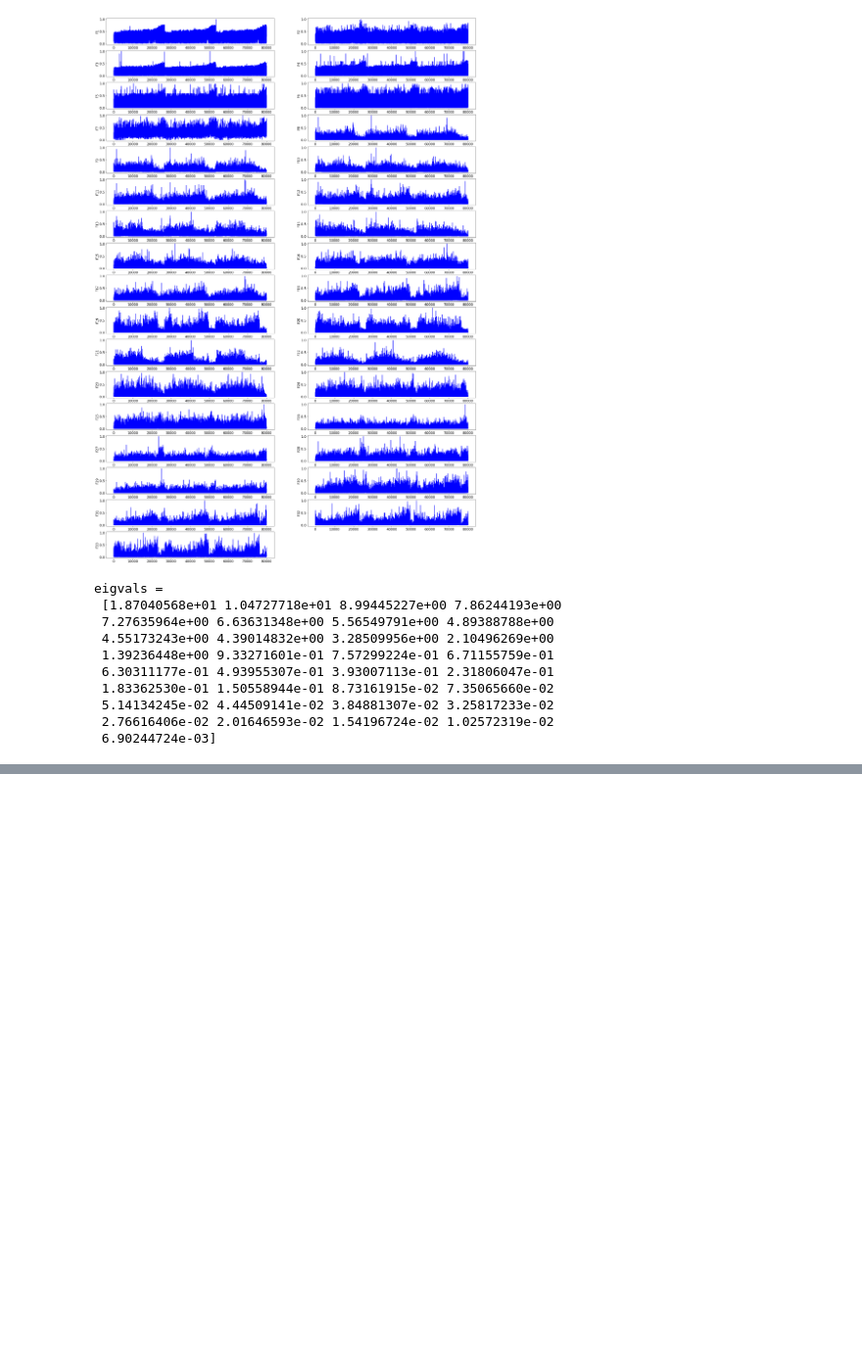
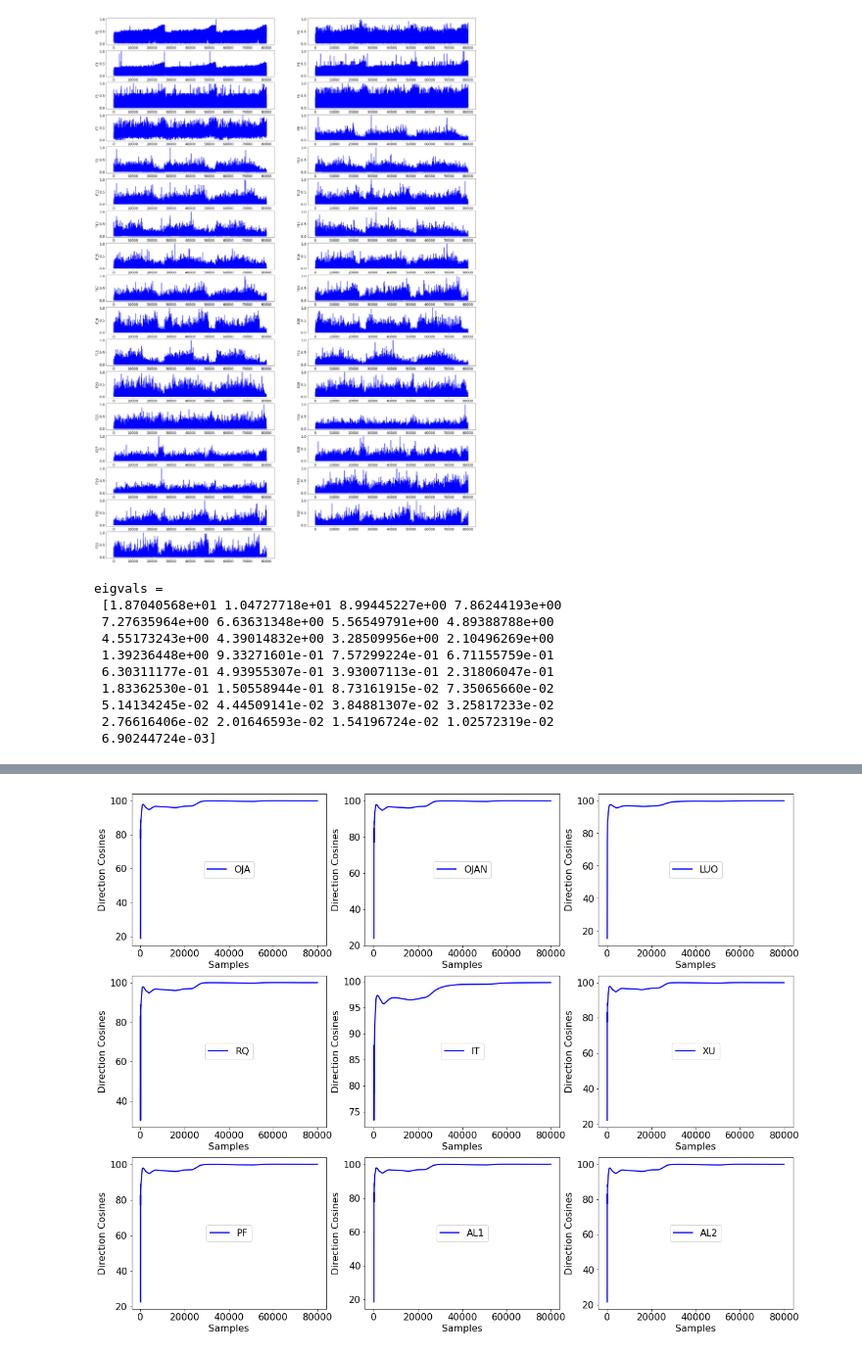
Before and after one commit to cchatterj0/AdaptiveMLAlgorithms, a Jupyter notebook: Chapter4-1stEVD/EVD1_RealData.ipynb, the cells around one changed output, grey strips where cells are left out. Shown: that part at 98% size. Drawn from its saved outputs; the diff is of its cells as text; code cells hidden in the pictures; blank space fills up the shorter version.

```diff
--- a/Chapter4-1stEVD/EVD1_RealData.ipynb
+++ b/Chapter4-1stEVD/EVD1_RealData.ipynb
@@ -210,0 +158,67 @@ plt.show()
+# %%
+plt.figure(figsize=(20, 16))
+plt.rcParams.update({'font.size': 16})
+
+plt.subplot(3, 3, 1)
+plt.plot(cos_t[0,:], lw=2, color='b', label="OJA")
+plt.ylabel('Direction Cosines')
+plt.xlabel('Samples')
+plt.legend(loc="center")
+
+plt.subplot(3, 3, 2)
+plt.plot(cos_t[1,:], lw=2, color='b', label="OJAN")
+plt.ylabel('Direction Cosines')
+plt.xlabel('Samples')
+plt.legend(loc="center")
+
+plt.subplot(3, 3, 3)
+plt.plot(cos_t[2,:], lw=2, color='b', label="LUO")
+plt.ylabel('Direction Cosines')
+plt.xlabel('Samples')
+plt.legend(loc="center")
+
+plt.subplot(3, 3, 4)
+plt.plot(cos_t[3,:], lw=2, color='b', label="RQ")
+plt.ylabel('Direction Cosines')
+plt.xlabel('Samples')
+plt.legend(loc="center")
+
+plt.subplot(3, 3, 5)
+plt.plot(cos_t[5,:], lw=2, color='b', label="IT")
+plt.ylabel('Direction Cosines')
+plt.xlabel('Samples')
+plt.legend(loc="center")
+
+plt.subplot(3, 3, 6)
+plt.plot(cos_t[6,:], lw=2, color='b', label="XU")
+plt.ylabel('Direction Cosines')
+plt.xlabel('Samples')
+plt.legend(loc="center")
+
+plt.subplot(3, 3, 7)
+plt.plot(cos_t[7,:], lw=2, color='b', label="PF")
+plt.ylabel('Direction Cosines')
+plt.xlabel('Samples')
+plt.legend(loc="center")
+
+plt.subplot(3, 3, 8)
+plt.plot(cos_t[8,:], lw=2, color='b', label="AL1")
+plt.ylabel('Direction Cosines')
+plt.xlabel('Samples')
+plt.legend(loc="center")
+
+plt.subplot(3, 3, 9)
+plt.plot(cos_t[9,:], lw=2, color='b', label="AL2")
+plt.ylabel('Direction Cosines')
+plt.xlabel('Samples')
+plt.legend(loc="center")
+
+# plt.subplot(3, 3, 10)
+# plt.plot(cos_t[4,:], lw=2, color='b', label="OJA+")
+# plt.ylabel('Direction Cosines')
+# plt.xlabel('Samples')
+# plt.legend(loc="center")
+
+plt.show()
+# %% [output]
+[figure, added]
```
Also changed, not shown: parts of 5 cells of this notebook, 16 other files.
